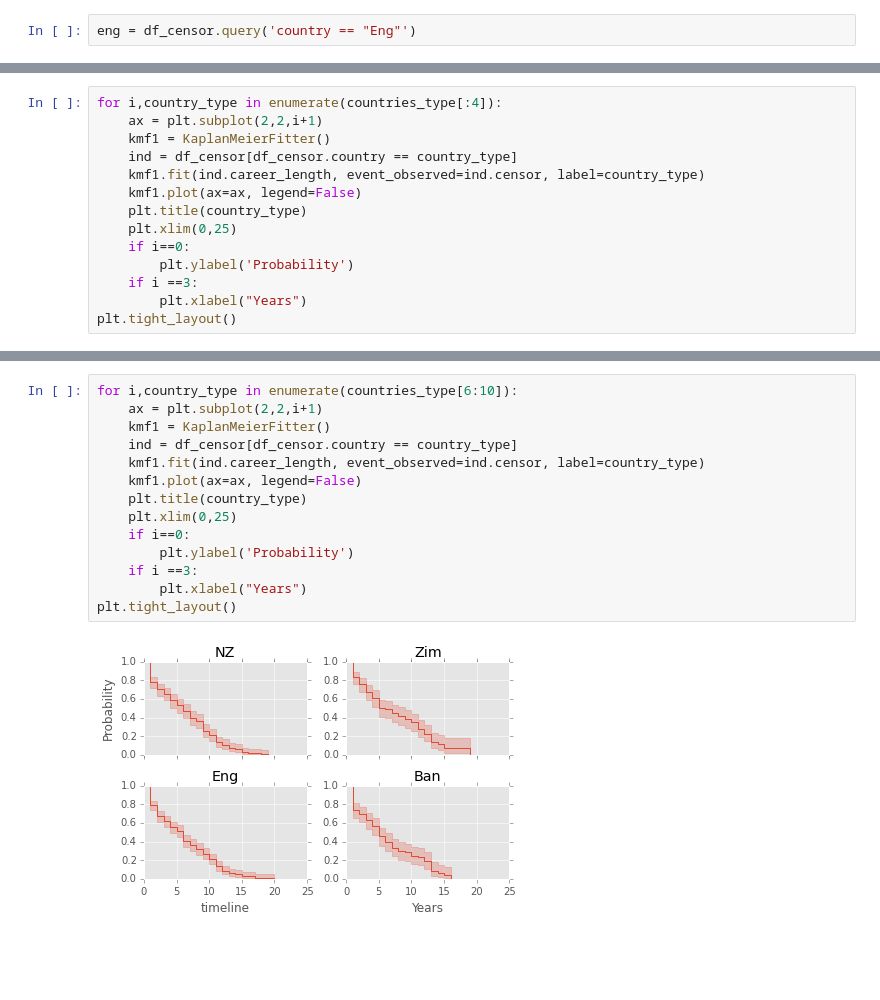
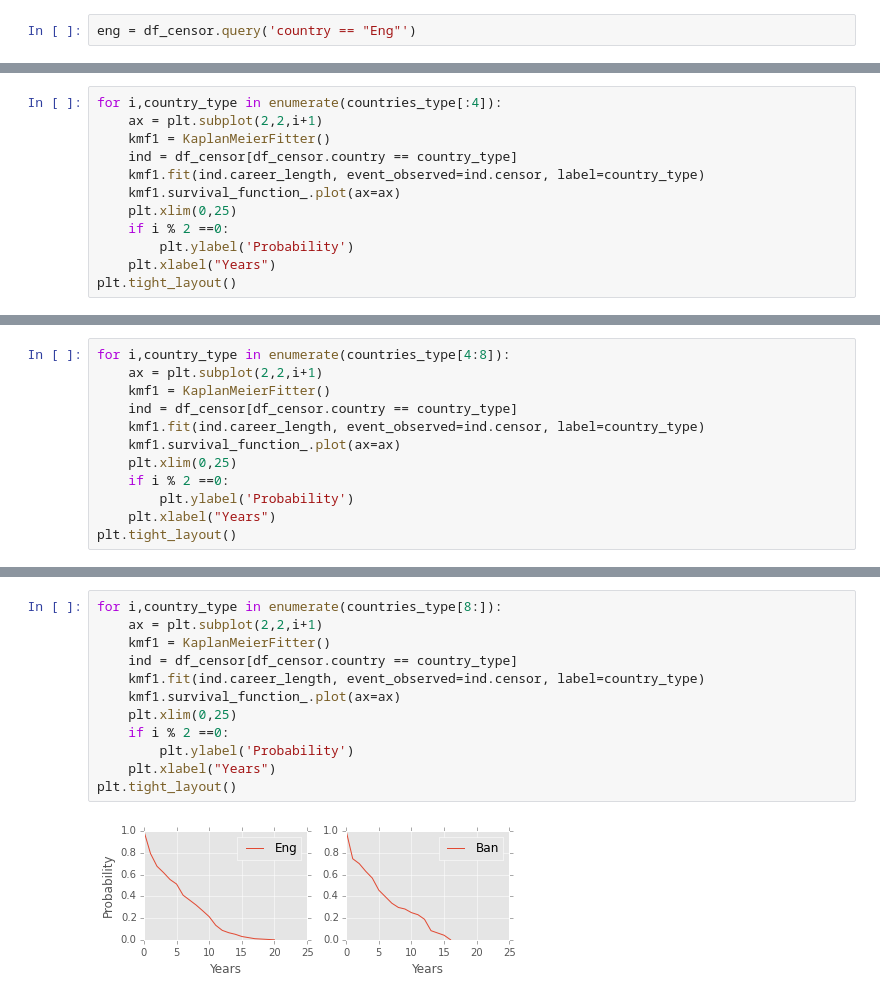
Before and after one commit to keshavramaswamy/ipython-notebooks, a Jupyter notebook: survival_analysis.ipynb, the cells around one changed output, grey strips where cells are left out. Cells and saved outputs as stored; diff of their text form; blank space fills up the shorter version.

Commit message:
added survival analysis notebooks

```diff
--- a/survival_analysis.ipynb
+++ b/survival_analysis.ipynb
@@ -403,12 +564,10 @@ for i,country_type in enumerate(countries_type[:4]):
     kmf1 = KaplanMeierFitter()
     ind = df_censor[df_censor.country == country_type]
     kmf1.fit(ind.career_length, event_observed=ind.censor, label=country_type)
-    kmf1.plot(ax=ax, legend=False)
-    plt.title(country_type)
+    kmf1.survival_function_.plot(ax=ax)
     plt.xlim(0,25)
-    if i==0:
+    if i % 2 ==0:
         plt.ylabel('Probability')
-    if i ==3:
-        plt.xlabel("Years")
+    plt.xlabel("Years")
 plt.tight_layout()
 # %% [output]
@@ -415,0 +575,12 @@ plt.tight_layout()
+# %%
+for i,country_type in enumerate(countries_type[4:8]):
+    ax = plt.subplot(2,2,i+1)
+    kmf1 = KaplanMeierFitter()
+    ind = df_censor[df_censor.country == country_type]
+    kmf1.fit(ind.career_length, event_observed=ind.censor, label=country_type)
+    kmf1.survival_function_.plot(ax=ax)
+    plt.xlim(0,25)
+    if i % 2 ==0:
+        plt.ylabel('Probability')
+    plt.xlabel("Years")
+plt.tight_layout()
@@ -416,16 +589,14 @@ plt.tight_layout()
 # %%
-for i,country_type in enumerate(countries_type[6:10]):
+for i,country_type in enumerate(countries_type[8:]):
     ax = plt.subplot(2,2,i+1)
     kmf1 = KaplanMeierFitter()
     ind = df_censor[df_censor.country == country_type]
     kmf1.fit(ind.career_length, event_observed=ind.censor, label=country_type)
-    kmf1.plot(ax=ax, legend=False)
-    plt.title(country_type)
+    kmf1.survival_function_.plot(ax=ax)
     plt.xlim(0,25)
-    if i==0:
+    if i % 2 ==0:
         plt.ylabel('Probability')
-    if i ==3:
-        plt.xlabel("Years")
+    plt.xlabel("Years")
 plt.tight_layout()
 # %% [output]
-[figure, old version]
+[figure, new version]
```
Also changed, not shown: parts of 54 cells of this notebook.
